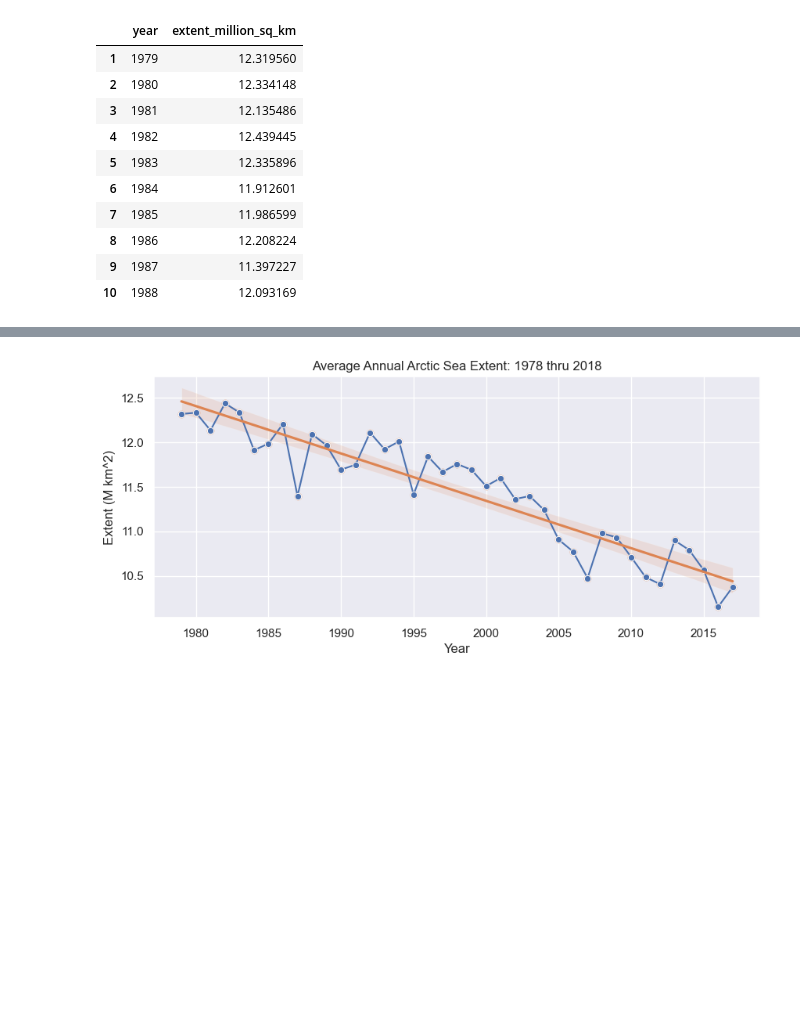
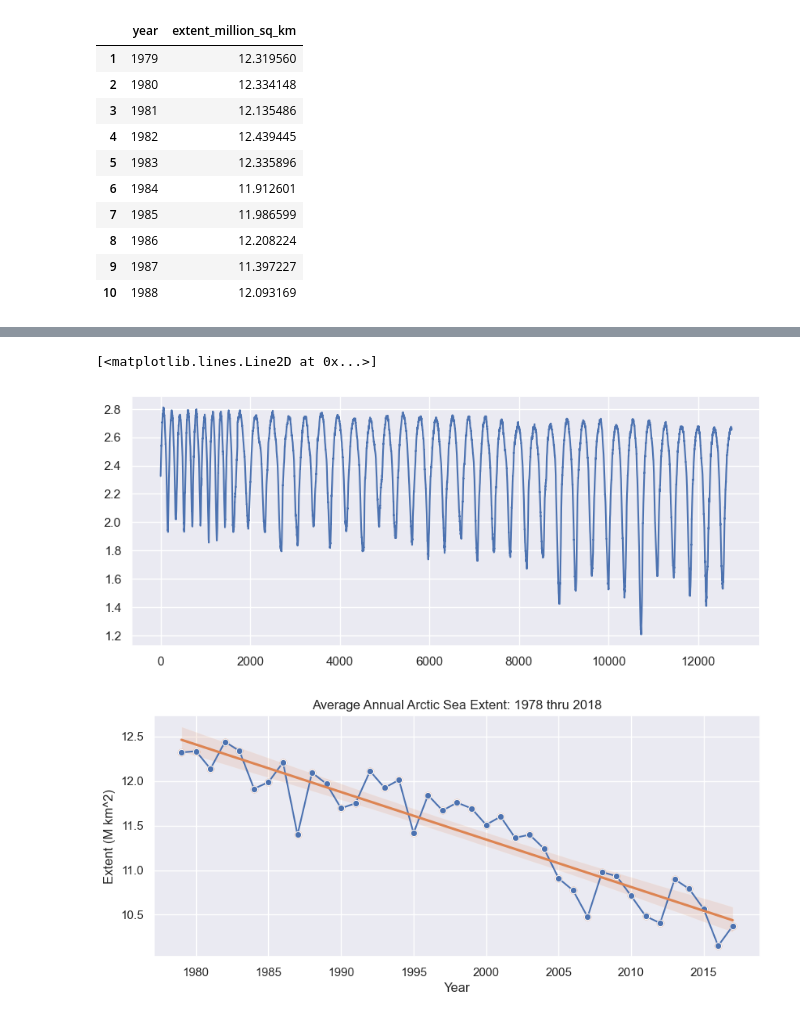
Before and after one commit to giantmagellan/SeaIceForecast, a Jupyter notebook: seaice_eda.ipynb, the cells around one changed output, grey strips where cells are left out. Cells and saved outputs as stored; diff of their text form; code cells hidden in the pictures; blank space fills up the shorter version.

```diff
--- a/seaice_eda.ipynb
+++ b/seaice_eda.ipynb
@@ -204,3 +273,9 @@ avg_sie_df.head(10)
+# %%
+# Linear Plot of Log Transform
+plt.plot(logx)
+# %% [output]
+[<matplotlib.lines.Line2D at 0x...>]
+[figure, added]
 # %%
 # Plot average annual sea ice extent
 sns.set_style('darkgrid')
```
Also changed, not shown: parts of 19 cells of this notebook, 5 other files.
